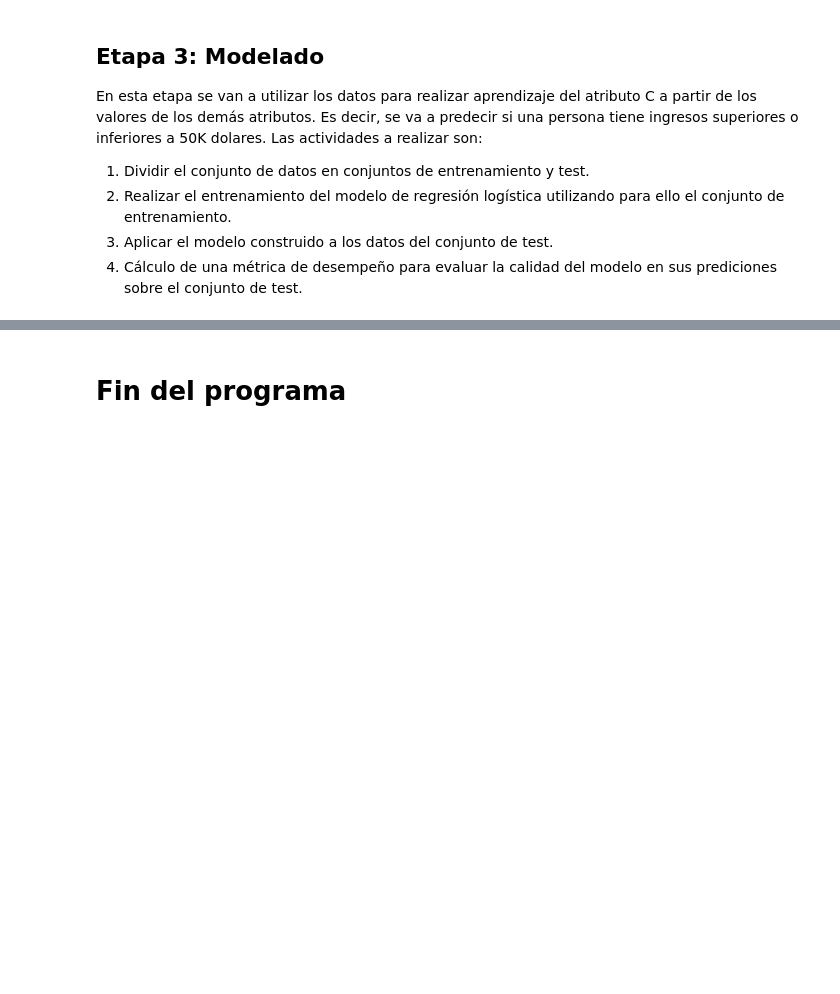
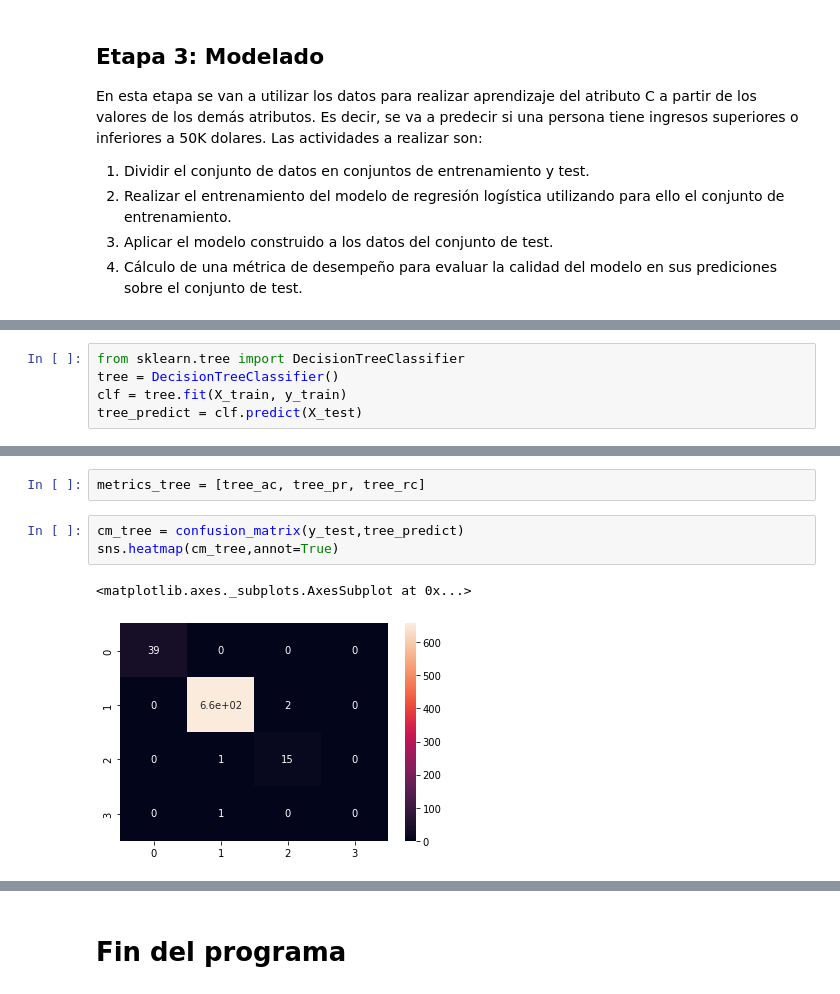
Before and after one commit to antog16/DataNMore, a Jupyter notebook: Modulo2_Inidad1.ipynb, the cells around one changed output, grey strips where cells are left out. Saved outputs shown, nothing was run; the diff lists cells and outputs as text; blank space fills up the shorter version.

```diff
--- a/Modulo2_Inidad1.ipynb
+++ b/Modulo2_Inidad1.ipynb
@@ -326,0 +406,5 @@ accuracy_score(y_test, predictions)
+# %%
+from sklearn.tree import DecisionTreeClassifier
+tree = DecisionTreeClassifier()
+clf = tree.fit(X_train, y_train)
+tree_predict = clf.predict(X_test)
@@ -326,0 +426,8 @@ accuracy_score(y_test, predictions)
+# %%
+metrics_tree = [tree_ac, tree_pr, tree_rc]
+# %%
+cm_tree = confusion_matrix(y_test,tree_predict)
+sns.heatmap(cm_tree,annot=True)
+# %% [output]
+<matplotlib.axes._subplots.AxesSubplot at 0x...>
+[figure, added]
```
Also changed, not shown: parts of 25 cells of this notebook.
